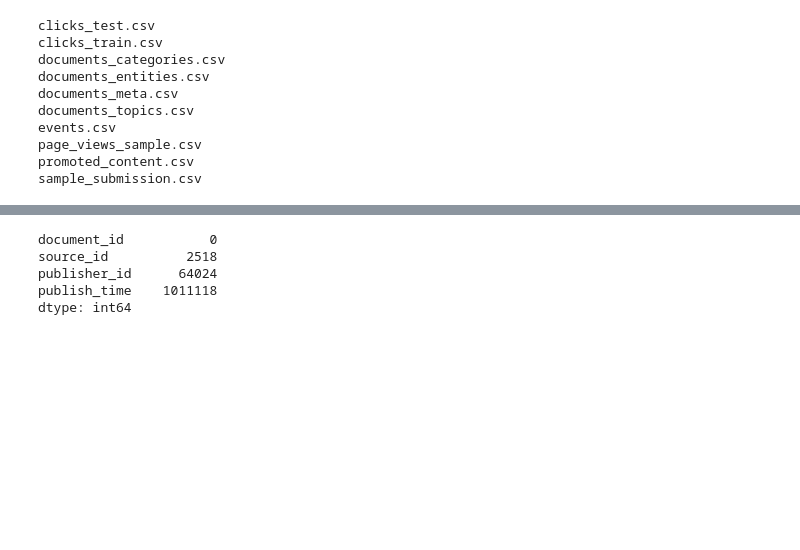
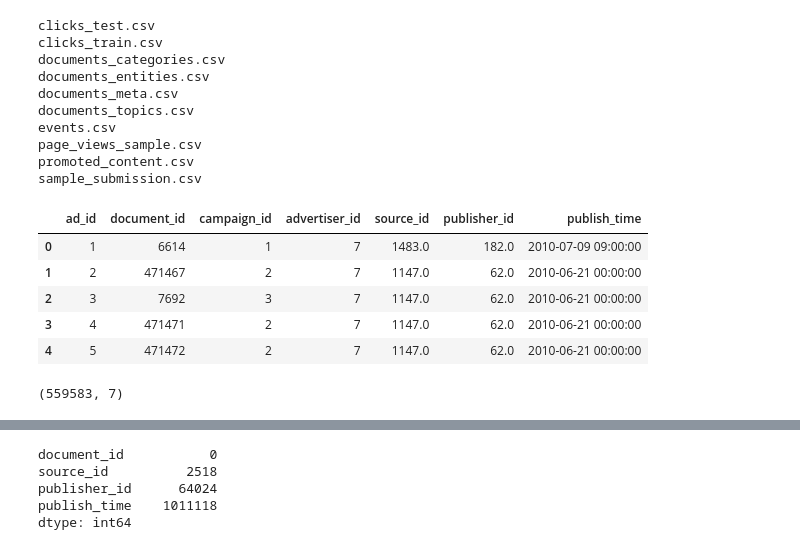
Before and after one commit to line-capstone/Projects, a Jupyter notebook: Codes/[CS]Feature Engineering_02_Ads and Documents.ipynb, the cells around one changed output, grey strips where cells are left out. Cells and saved outputs as stored; diff of their text form; code cells hidden in the pictures; blank space fills up the shorter version.

```diff
--- a/Codes/[CS]Feature Engineering_02_Ads and Documents.ipynb
+++ b/Codes/[CS]Feature Engineering_02_Ads and Documents.ipynb
@@ -48,0 +84,17 @@ events = pd.read_csv(BytesIO(c_events))
+# %%
+# 새로 정리하면서 시작
+# promoted_content와 documents_meta를 document_id를 key로 merge
+merged = pd.merge(promoted, docu_meta, how="inner", on="document_id")
+# %%
+merged.head()
+# %% [output]
+|  | ad_id | document_id | campaign_id | advertiser_id | source_id | publisher_id | publish_time |
+| 0 | 1 | 6614 | 1 | 7 | 1483.0 | 182.0 | 2010-07-09 09:00:00 |
+| 1 | 2 | 471467 | 2 | 7 | 1147.0 | 62.0 | 2010-06-21 00:00:00 |
+| 2 | 3 | 7692 | 3 | 7 | 1147.0 | 62.0 | 2010-06-21 00:00:00 |
+| 3 | 4 | 471471 | 2 | 7 | 1147.0 | 62.0 | 2010-06-21 00:00:00 |
+| 4 | 5 | 471472 | 2 | 7 | 1147.0 | 62.0 | 2010-06-21 00:00:00 |
+# %%
+merged.shape
+# %% [output]
+(559583, 7)
```
Also changed, not shown: parts of 13 cells of this notebook.
